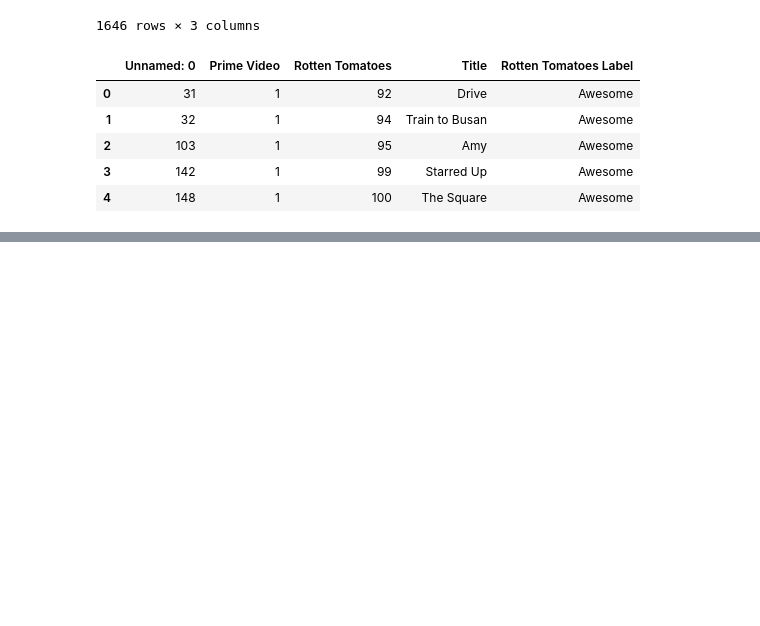
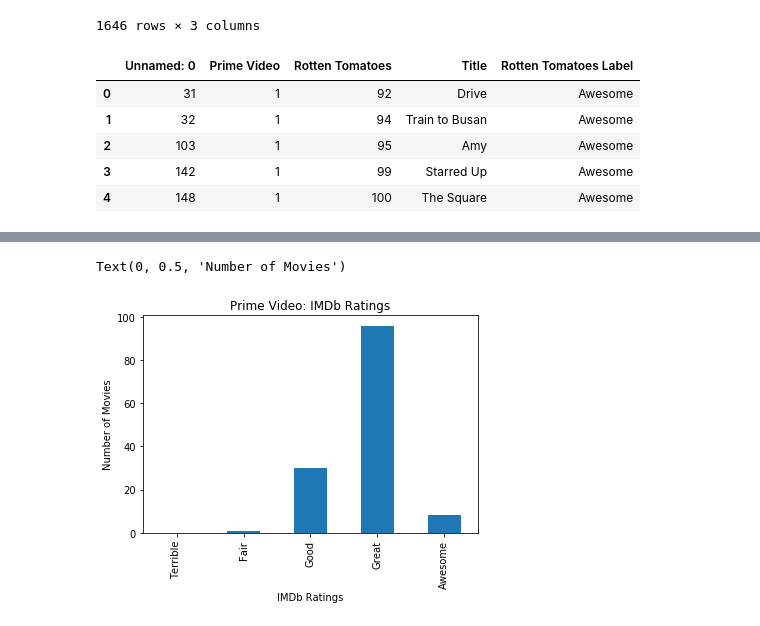
Before and after one commit to CecilyGriffin/MovieStreaming, a Jupyter notebook: Mercy MovieStreaming.ipynb, the cells around one changed output, grey strips where cells are left out. Cells and saved outputs as stored; diff of their text form; code cells hidden in the pictures; blank space fills up the shorter version.

```diff
--- a/Mercy MovieStreaming.ipynb
+++ b/Mercy MovieStreaming.ipynb
@@ -381,0 +678,12 @@ Text(0, 0.5, 'Number of Movies')
+# %%
+disneybarimdb = IMDbdisneydf.groupby("IMDb Label")
+disneybarimdb2 = disneybarimdb["Disney+"].count()
+# %%
+disneybarimdb2.plot.bar()
+
+plt.title("Prime Video: IMDb Ratings")
+plt.xlabel("IMDb Ratings")
+plt.ylabel("Number of Movies")
+# %% [output]
+Text(0, 0.5, 'Number of Movies')
+[figure, added]
```
Also changed, not shown: parts of 30 cells of this notebook, 4 other files.
